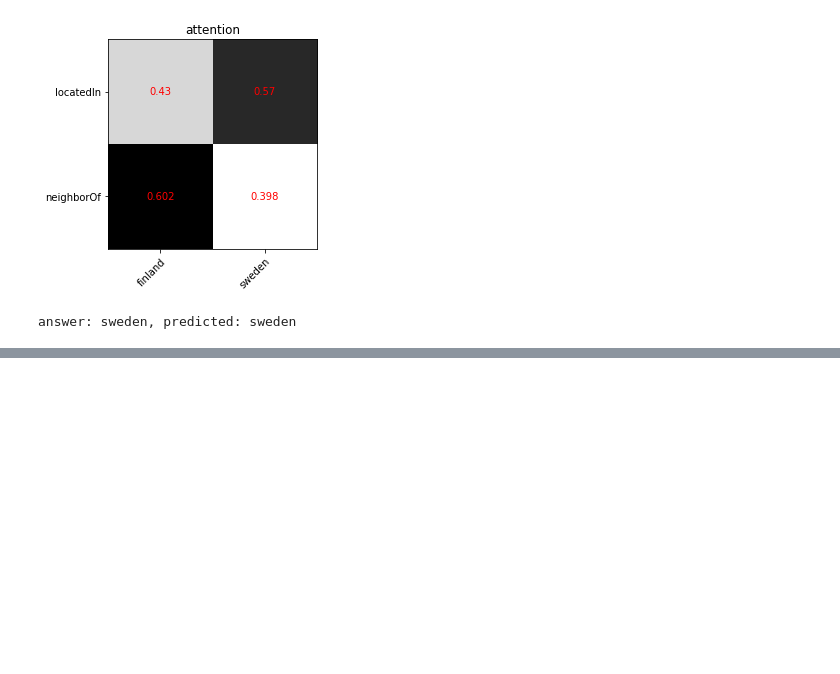
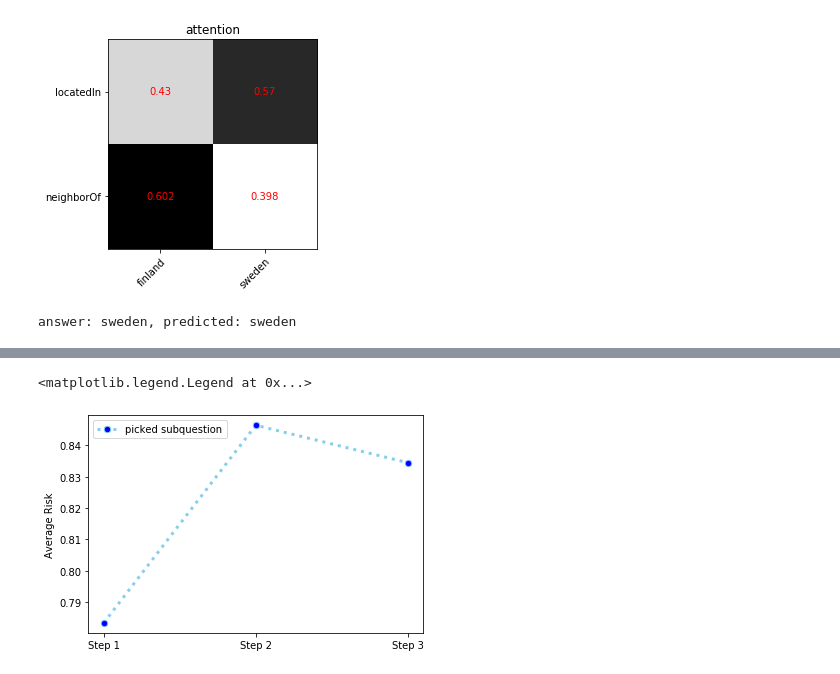
Before and after one commit to machilusZ/Learning-to-Order-Sub-questions-for-Complex-Question-Answering, a Jupyter notebook: visualize.ipynb, the cells around one changed output, grey strips where cells are left out. Saved outputs shown, nothing was run; the diff lists cells and outputs as text; code cells hidden in the pictures; blank space fills up the shorter version.

```diff
--- a/visualize.ipynb
+++ b/visualize.ipynb
@@ -283,0 +294,11 @@ tensor([[-0.0231,  0.0345, -0.0024,  ...,  0.0043,  0.0059, -0.0285],
+# %%
+fig, ax = plt.subplots()
+df=pd.DataFrame({'x': range(1,4), 'picked subquestion': picked_risks})
+plt.locator_params(axis='x', nbins=3)
+plt.plot( 'x', 'picked subquestion', data=df, marker='.', markerfacecolor='blue', markersize=13, color='skyblue', linewidth=3, linestyle='dotted')
+ax.set_xticklabels(['', 'Step 1', 'Step 2', 'Step 3'])
+plt.ylabel('Average Risk')
+plt.legend()
+# %% [output]
+<matplotlib.legend.Legend at 0x...>
+[figure, added]
```
Also changed, not shown: parts of 3 cells of this notebook, 3 other files.
